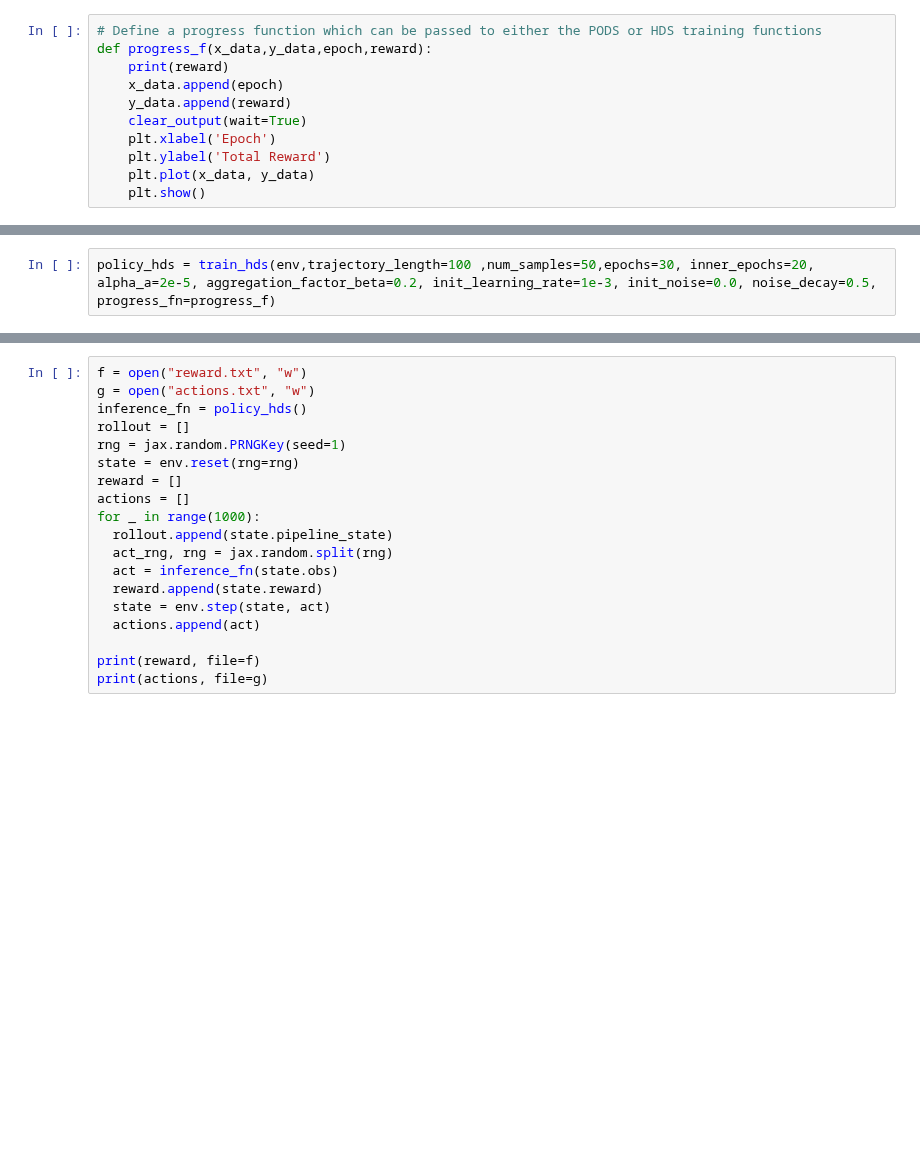
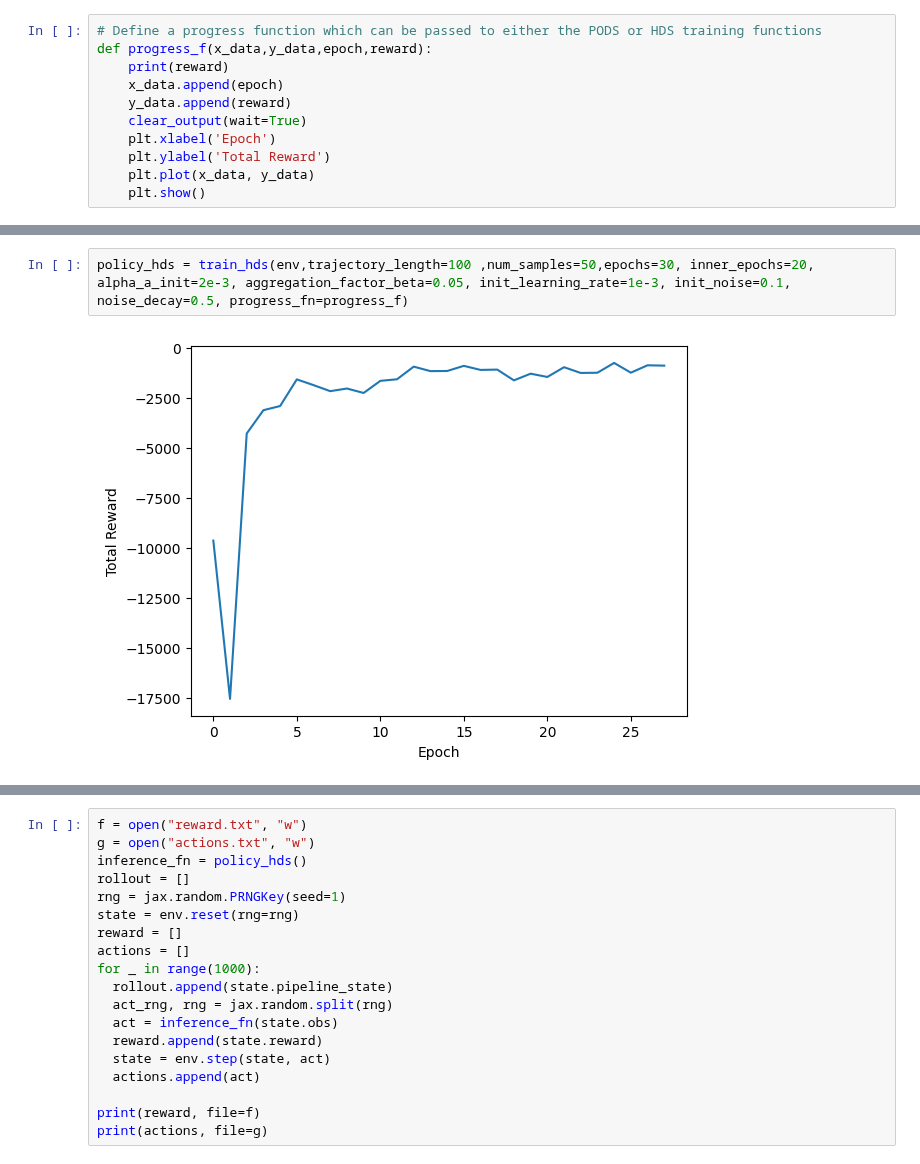
Before and after one commit to dcsteinhauser/HDS, a Jupyter notebook: example.ipynb, the cells around one changed output, grey strips where cells are left out. Drawn from its saved outputs; the diff is of its cells as text; blank space fills up the shorter version.

```diff
--- a/example.ipynb
+++ b/example.ipynb
@@ -45,2 +76,4 @@ policy_pods = train_pods(env,trajectory_length=100 ,num_samples=50,epochs=30, in
 # %%
-policy_hds = train_hds(env,trajectory_length=100 ,num_samples=50,epochs=30, inner_epochs=20, alpha_a=2e-5, aggregation_factor_beta=0.2, init_learning_rate=1e-3, init_noise=0.0, noise_decay=0.5, progress_fn=progress_f)
+policy_hds = train_hds(env,trajectory_length=100 ,num_samples=50,epochs=30, inner_epochs=20, alpha_a_init=2e-3, aggregation_factor_beta=0.05, init_learning_rate=1e-3, init_noise=0.1, noise_decay=0.5, progress_fn=progress_f)
+# %% [output]
+[figure, added]
```
Also changed, not shown: parts of 8 cells of this notebook, 1 other file.
